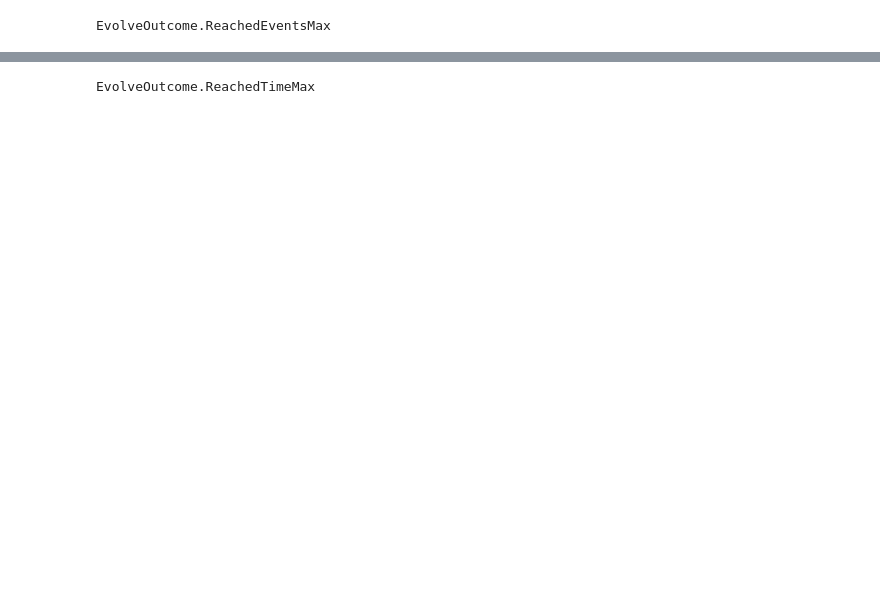
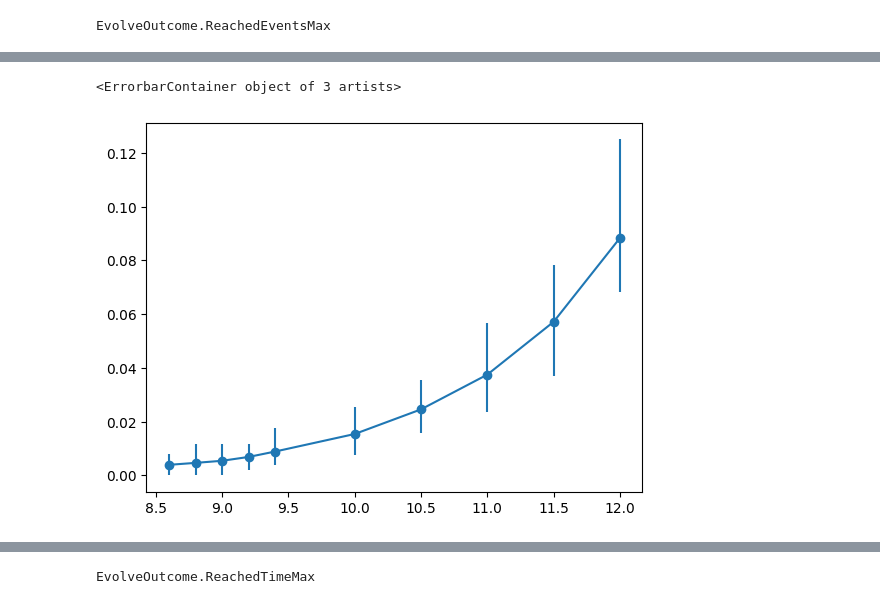
Before and after one commit to cgevans/rgrow, a Jupyter notebook: examples/simple-sierpinski.ipynb, the cells around one changed output, grey strips where cells are left out. Drawn from its saved outputs; the diff is of its cells as text; code cells hidden in the pictures; blank space fills up the shorter version.

```diff
--- a/examples/simple-sierpinski.ipynb
+++ b/examples/simple-sierpinski.ipynb
@@ -33,0 +43,4 @@ system.plot_canvas(state)
+# %%
+system, state = tileset.create_system_and_state()
+system.evolve(state, for_time=300)
+system.plot_canvas(state, annotate_tiles=True, annotate_mismatches=True)
@@ -33,0 +52,33 @@ system.plot_canvas(state)
+# %%
+tileset.size = (32, 32)
+
+gses = [8.6, 8.8, 9.0, 9.2, 9.4, 10.0, 10.5, 11.0, 11.5, 12.0]
+
+error_rates = []
+times = []
+error_rate_cis = []
+times_cis = []
+
+for gse in gses:
+    tileset.gse = gse
+    system = tileset.create_system()
+    states = [tileset.create_state() for _ in range(100)]
+    # total time ensures the simulation eventually ends
+    outcomes = system.evolve(states, size_max=32*32//2, total_time=1e7)
+    assert all( outcome == rg.EvolveOutcome.ReachedSizeMax for outcome in outcomes )
+
+    error_rate_vals = np.array([system.calc_mismatches(state)/state.n_tiles for state in states])
+    time_vals = np.array([state.time for state in states])
+
+    error_rate = np.mean(error_rate_vals)
+    time = np.mean(time_vals)
+
+    error_rate_ci = np.percentile(error_rate_vals, [5, 95])
+    speed_ci = np.percentile(time_vals, [5, 95])
+
+    error_rates.append(error_rate)
+    times.append(time)
+    error_rate_cis.append(error_rate_ci)
+    times_cis.append(speed_ci)
+
+    print(f"gse={gse:.1f}: error_rate={error_rate:.3f} (95% CI: {error_rate_ci[0]:.3f}, {error_rate_ci[1]:.3f}), time={time:.3f} (95% CI: {times_cis[-1][0]:.3f}, {times_cis[-1][1]:.3f})")
@@ -33,0 +96,5 @@ system.plot_canvas(state)
+# %%
+plt.errorbar(gses, error_rates, yerr=np.abs(np.array(error_rate_cis).T - error_rates), fmt='o-', label='Error Rate')
+# %% [output]
+<ErrorbarContainer object of 3 artists>
+[figure, added]
```
Also changed, not shown: parts of 13 cells of this notebook, 8 other files.
